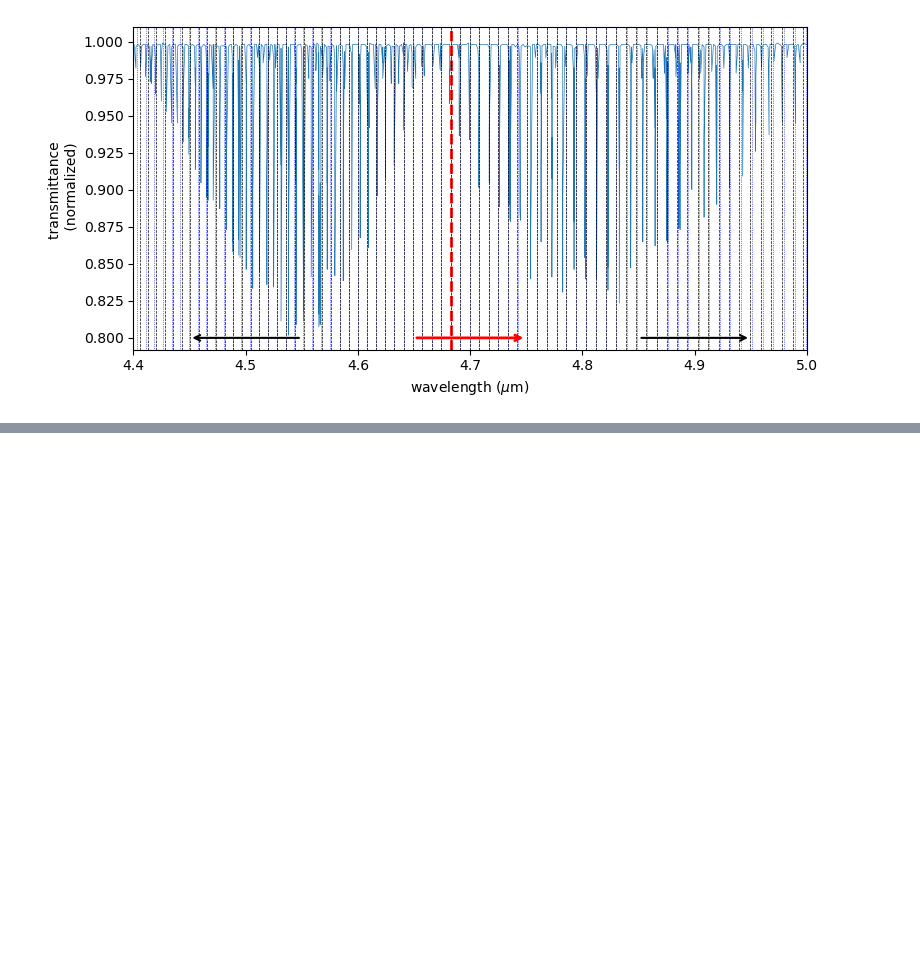
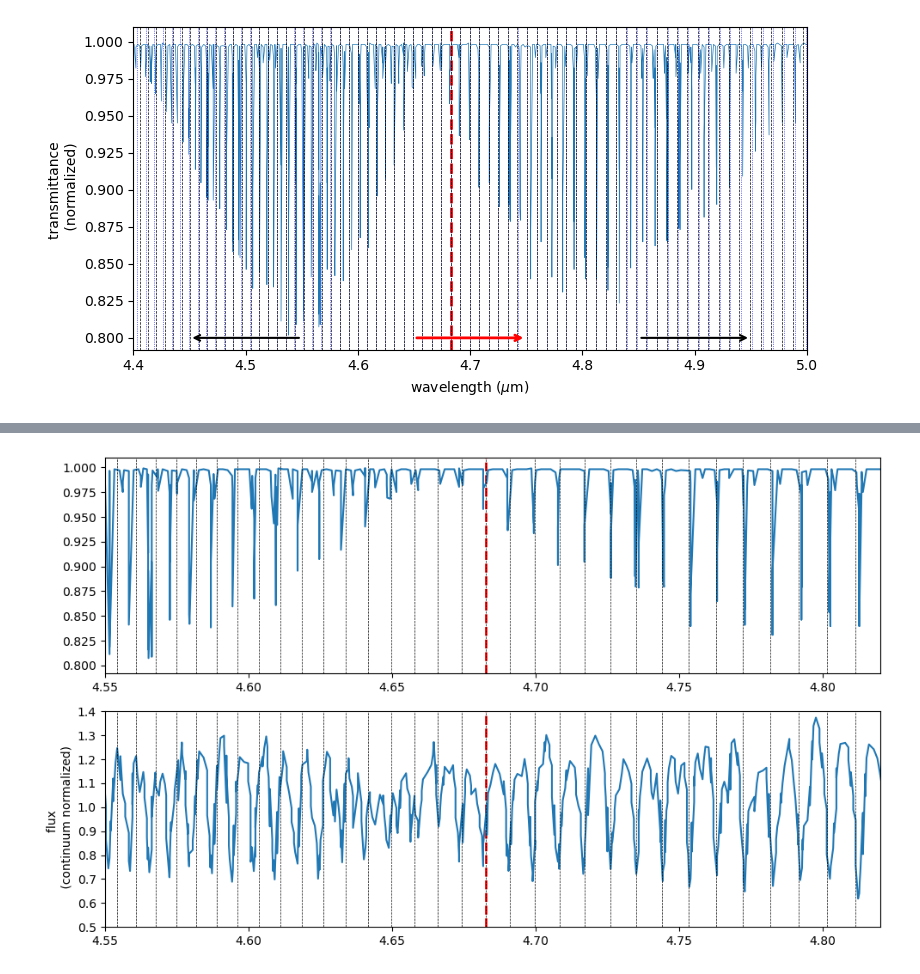
Before and after one commit to shubhagrawal30/ExoplanetAtmospheres, a Jupyter notebook: CO_ro-vib.ipynb, the cells around one changed output, grey strips where cells are left out. Cells and saved outputs as stored; diff of their text form; code cells hidden in the pictures; blank space fills up the shorter version.

```diff
--- a/CO_ro-vib.ipynb
+++ b/CO_ro-vib.ipynb
@@ -188,0 +217,23 @@ plt.savefig("plots/CO_vib_centrifugal.png", dpi=300)
+# %%
+# plot subfigures top and bottom and long and short
+plt.figure(figsize=(10, 6))
+plt.subplot(2, 1, 1)
+plt.axvline(vib_wv.value, linewidth=2, color='red', linestyle='--')
+plt.plot(CO_wvs, CO_flux)
+for transition_wv in transition_wvs_coupling:
+    plt.axvline(transition_wv.value, linewidth=0.5, color='k', linestyle='--')
+plt.xlim([4.55, 4.82])
+
+plt.subplot(2, 1, 2)
+plt.axvline(vib_wv.value, linewidth=2, color='red', linestyle='--')
+plt.plot(jwst_wvs, jwst_features)
+for transition_wv in transition_wvs_coupling:
+    plt.axvline(transition_wv.value, linewidth=0.5, color='k', linestyle='--')
+plt.xlim([4.55, 4.82])
+plt.ylim([0.5, 1.4])
+plt.ylabel("flux \n (continuum normalized)")
+plt.tight_layout()
+plt.savefig("plots/CO_vib_coupling.png", dpi=300)
+plt.show()
+# %% [output]
+[figure, added]
```
Also changed, not shown: parts of 9 cells of this notebook, 2 other files.
